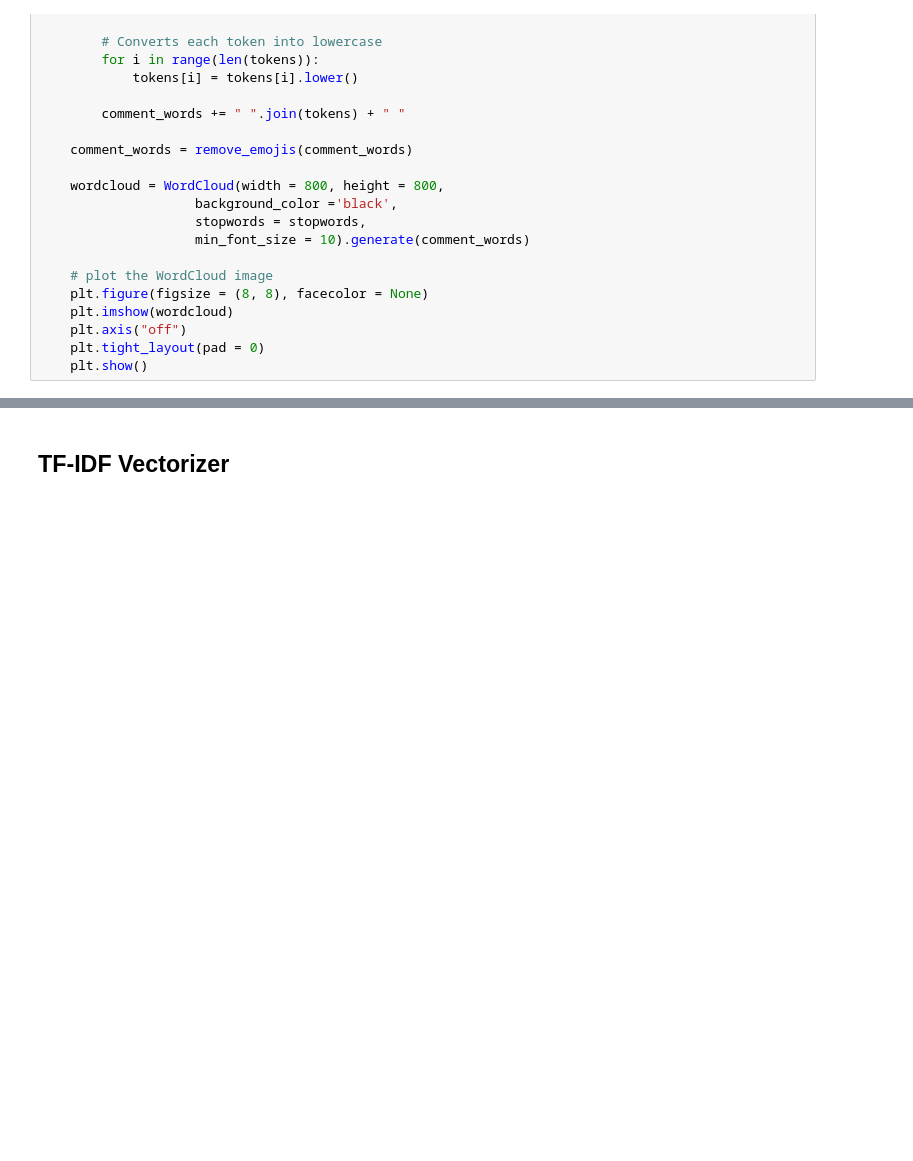
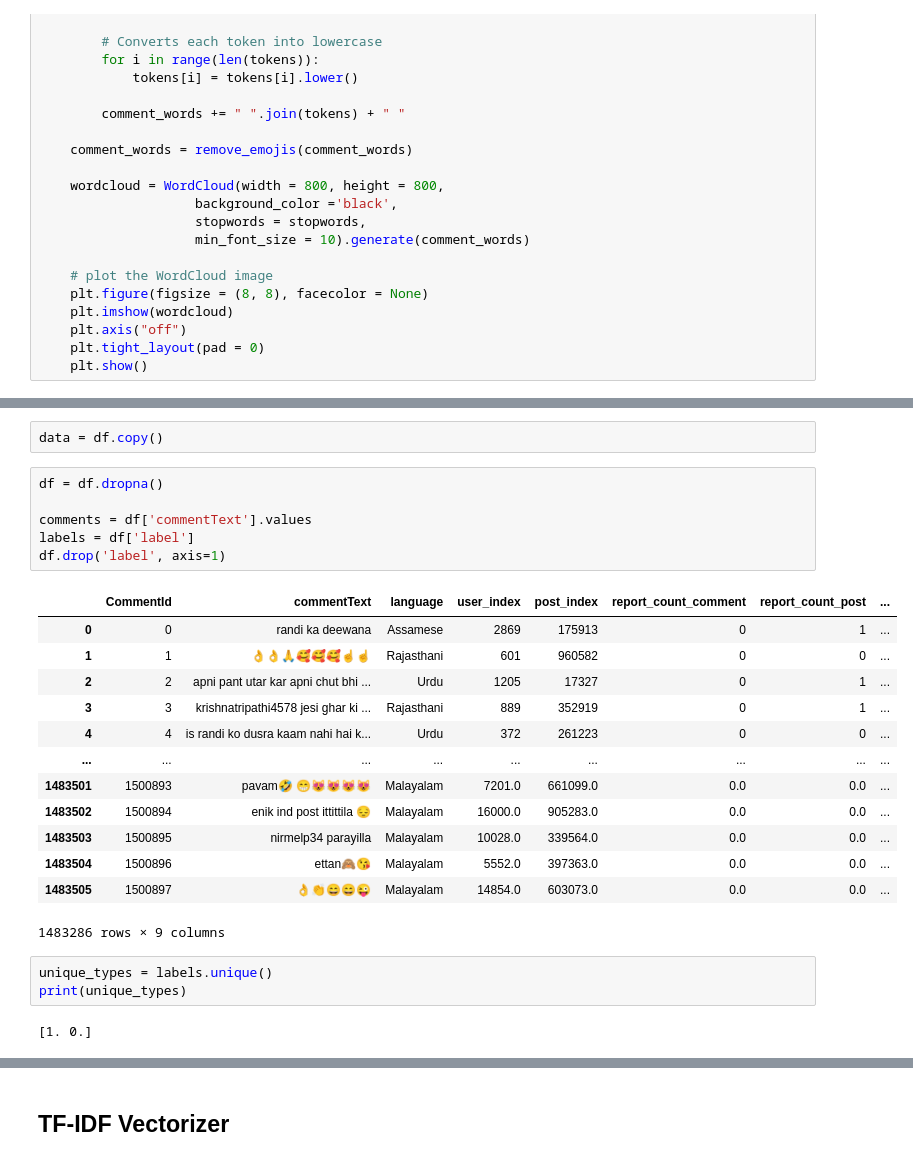
Before and after one commit to premanshsharma/Multilingual-Abusive-Comment-Detection, a Jupyter notebook: abusiveCommentDetectionPythonCode.ipynb, the cells around one changed output, grey strips where cells are left out. Saved outputs shown, nothing was run; the diff lists cells and outputs as text; blank space fills up the shorter version.

```diff
--- a/abusiveCommentDetectionPythonCode.ipynb
+++ b/abusiveCommentDetectionPythonCode.ipynb
@@ -104,0 +88,27 @@ def create_word_cloud(df):
+# %%
+data = df.copy()
+# %%
+df = df.dropna()
+
+comments = df['commentText'].values
+labels = df['label']
+df.drop('label', axis=1)
+# %% [output]
+|  | CommentId | commentText | language | user_index | post_index | report_count_comment | report_count_post | ... |
+| 0 | 0 | randi ka deewana | Assamese | 2869 | 175913 | 0 | 1 | ... |
+| 1 | 1 | 👌👌🙏🥰🥰🥰☝️☝️ | Rajasthani | 601 | 960582 | 0 | 0 | ... |
+| 2 | 2 | apni pant utar kar apni chut bhi ... | Urdu | 1205 | 17327 | 0 | 1 | ... |
+| 3 | 3 | krishnatripathi4578 jesi ghar ki ... | Rajasthani | 889 | 352919 | 0 | 1 | ... |
+| 4 | 4 | is randi ko dusra kaam nahi hai k... | Urdu | 372 | 261223 | 0 | 0 | ... |
+| ... | ... | ... | ... | ... | ... | ... | ... | ... |
+| 1483501 | 1500893 | pavam🤣 😁😻😻😻😻 | Malayalam | 7201.0 | 661099.0 | 0.0 | 0.0 | ... |
+| 1483502 | 1500894 | enik ind post ittittila 😔 | Malayalam | 16000.0 | 905283.0 | 0.0 | 0.0 | ... |
+| 1483503 | 1500895 | nirmelp34 parayilla | Malayalam | 10028.0 | 339564.0 | 0.0 | 0.0 | ... |
+| 1483504 | 1500896 | ettan🙈😘 | Malayalam | 5552.0 | 397363.0 | 0.0 | 0.0 | ... |
+| 1483505 | 1500897 | 👌👏😄😄😜 | Malayalam | 14854.0 | 603073.0 | 0.0 | 0.0 | ... |
+1483286 rows × 9 columns
+# %%
+unique_types = labels.unique()
+print(unique_types)
+# %% [output]
+[1. 0.]
```
Also changed, not shown: parts of 39 cells of this notebook.
